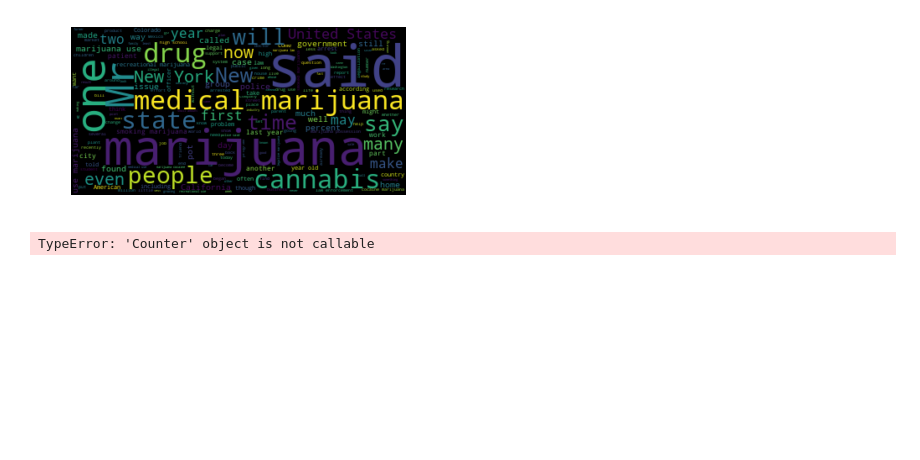
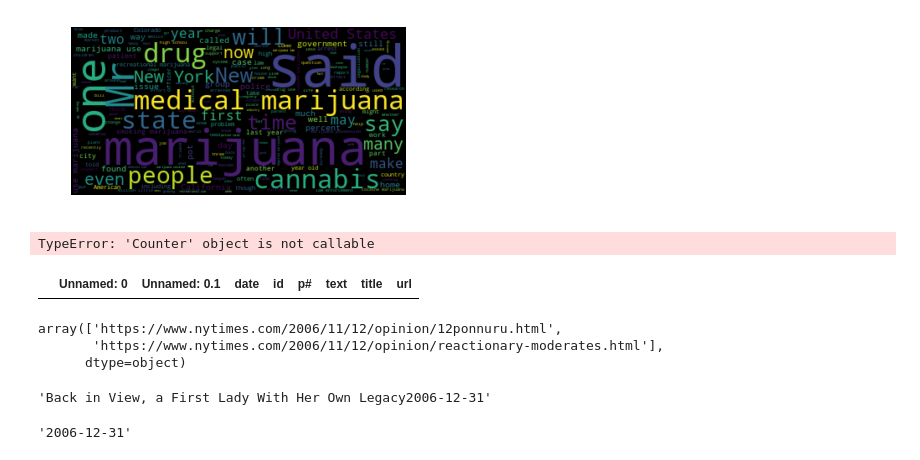
Before and after one commit to rbkahn/cannabis, a Jupyter notebook: word2vec.ipynb, the cells around one changed output. Saved outputs shown, nothing was run; the diff lists cells and outputs as text; code cells hidden in the pictures; blank space fills up the shorter version.

```diff
--- a/word2vec.ipynb
+++ b/word2vec.ipynb
@@ -298,3 +298,27 @@ most_occur = Counter.most_common(10)
 print(most_occur)
 # %% [output]
 TypeError: 'Counter' object is not callable
+# %%
+import pandas as pd
+df = pd.read_csv('articles/articles-2006.csv')
+df['date'] = pd.to_datetime(df['date'])
+df['date'] = df['date'].dt.date
+df.loc[df['date'] == pd.Timestamp('2006-10-31')]
+# %% [output]
+|  | Unnamed: 0 | Unnamed: 0.1 | date | id | p# | text | title | url |
+# %%
+df.loc[df['title'] == 'Reactionary Moderates']['url'].unique()
+# %% [output]
+array(['https://www.nytimes.com/2006/11/12/opinion/12ponnuru.html',
+       'https://www.nytimes.com/2006/11/12/opinion/reactionary-moderates.html'],
+      dtype=object)
+# %%
+df = pd.read_csv('articles/articles-2006.csv')
+(df['title'] + (pd.to_datetime(df['date']).dt.date).apply(str))[0]
+# %% [output]
+'Back in View, a First Lady With Her Own Legacy2006-12-31'
+# %%
+date = df['date'][0]
+str(pd.to_datetime(date)).split(' ')[0]
+# %% [output]
+'2006-12-31'
```
Also changed, not shown: 2 other files.
